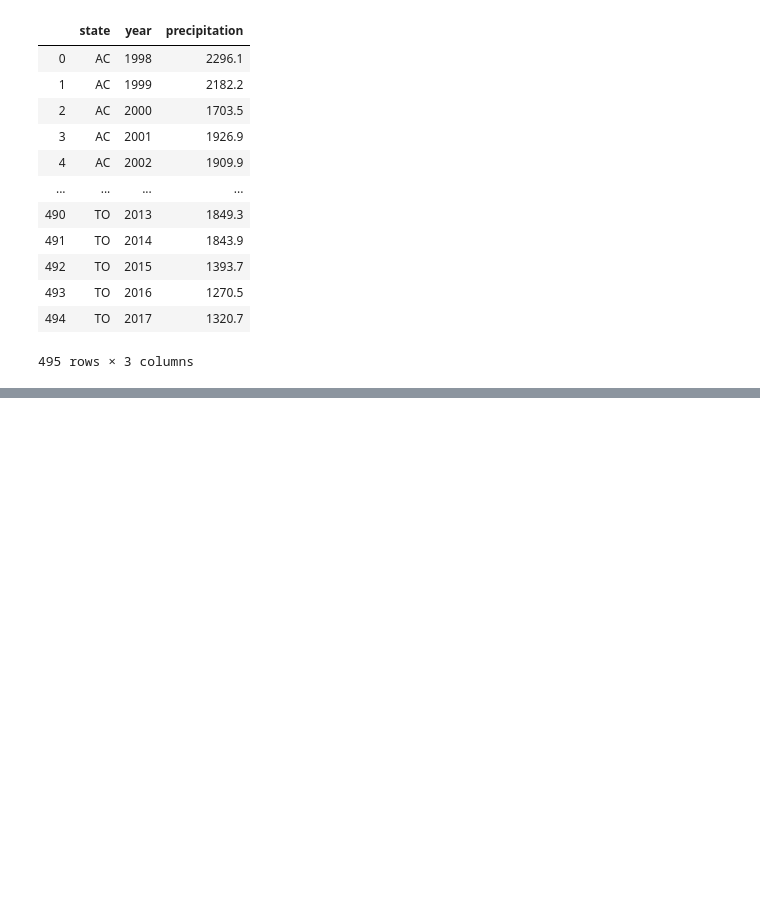
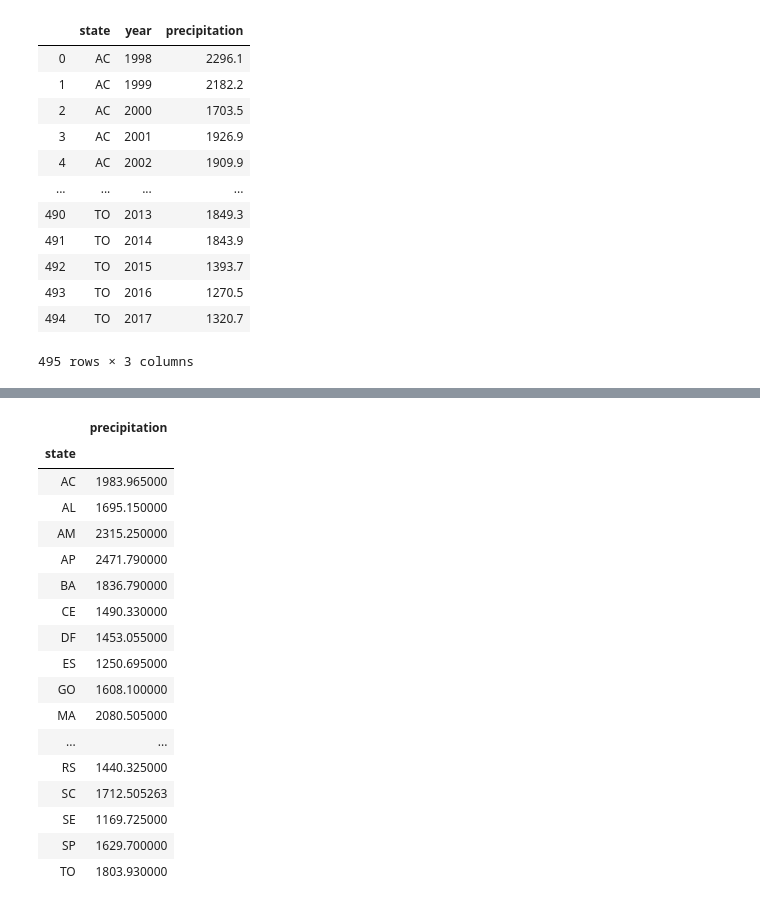
Before and after one commit to hgracemoy/Project1_Group3, a Jupyter notebook: Precipitation Analysis.ipynb, the cells around one changed output, grey strips where cells are left out. Saved outputs shown, nothing was run; the diff lists cells and outputs as text; code cells hidden in the pictures; blank space fills up the shorter version.

```diff
--- a/Precipitation Analysis.ipynb
+++ b/Precipitation Analysis.ipynb
@@ -140,0 +150,27 @@ ax.legend(loc='best', bbox_to_anchor=(1, 1))
+# %%
+#find averages of each state
+state_df = state_response.groupby(["state"])
+state_average = state_df.mean()["precipitation"]
+state_average_df = pd.DataFrame(state_average)
+
+state_average_analysis = state_average_df.reset_index()
+state_average_df
+# %% [output]
+|  | precipitation |
+| state |  |
+| AC | 1983.965000 |
+| AL | 1695.150000 |
+| AM | 2315.250000 |
+| AP | 2471.790000 |
+| BA | 1836.790000 |
+| CE | 1490.330000 |
+| DF | 1453.055000 |
+| ES | 1250.695000 |
+| GO | 1608.100000 |
+| MA | 2080.505000 |
+| ... | ... |
+| RS | 1440.325000 |
+| SC | 1712.505263 |
+| SE | 1169.725000 |
+| SP | 1629.700000 |
+| TO | 1803.930000 |
```
Also changed, not shown: parts of 9 cells of this notebook, 3 other files.
